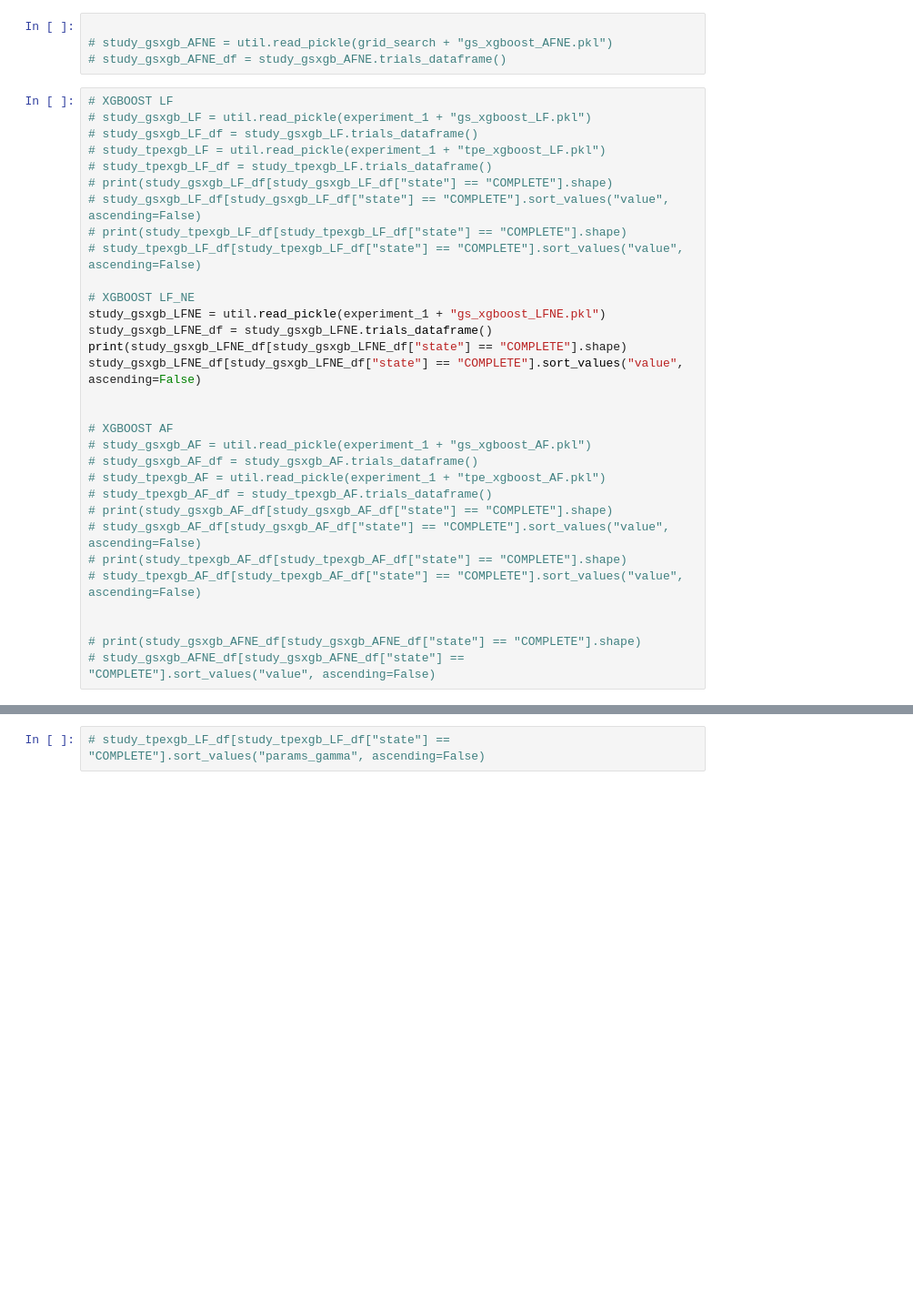
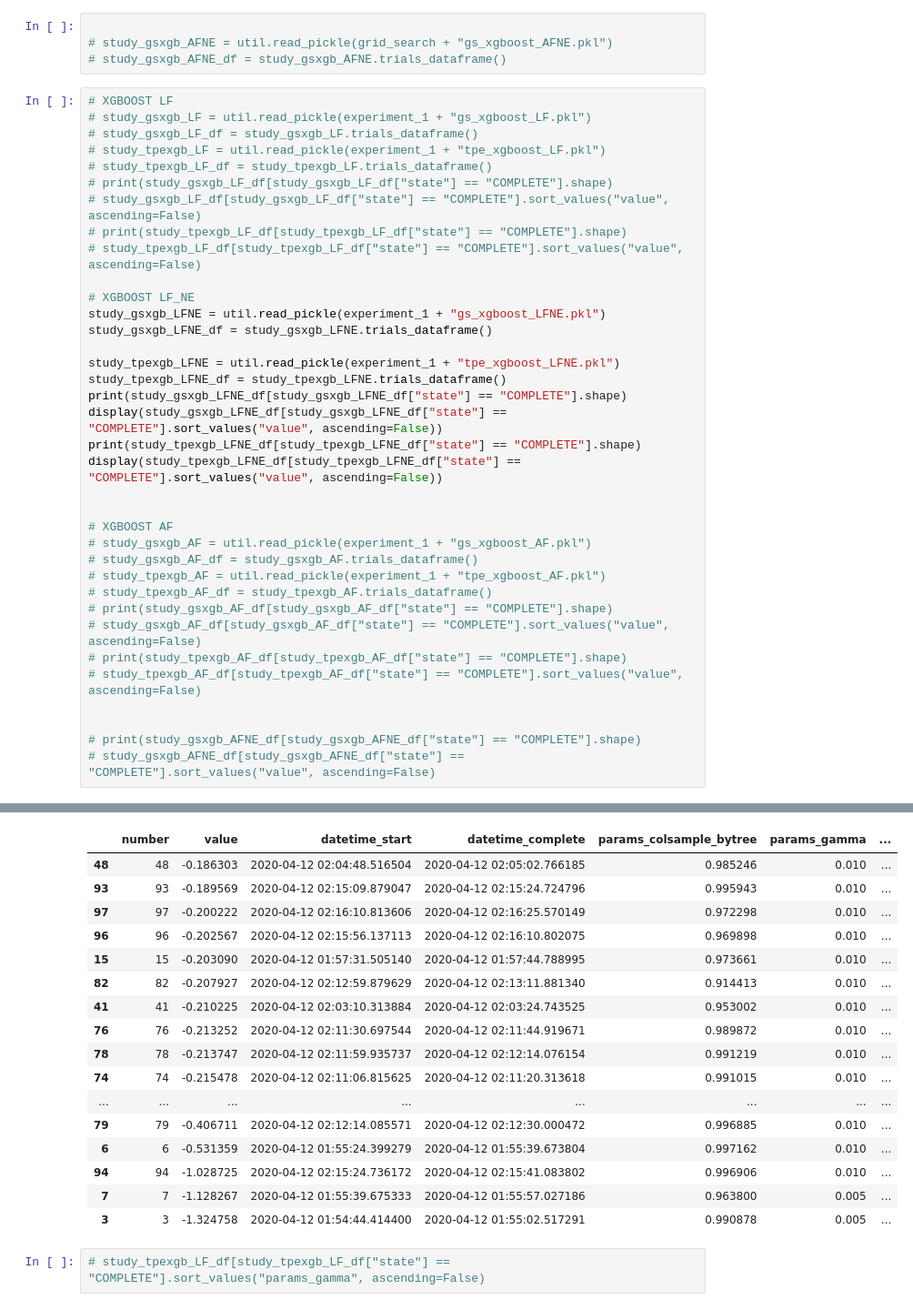
Before and after one commit to achmand/aml-crypto-graph, a Jupyter notebook: src/experiment_tuning_results_1.ipynb, the cells around one changed output, grey strips where cells are left out. Shown at 91% size. Drawn from its saved outputs; the diff is of its cells as text; blank space fills up the shorter version.

Commit message:
Add xgb LFNE study

```diff
--- a/src/experiment_tuning_results_1.ipynb
+++ b/src/experiment_tuning_results_1.ipynb
@@ -25,8 +25,13 @@ tpe_search   = "{}tpe/".format(experiment_1)
 # XGBOOST LF_NE
 study_gsxgb_LFNE = util.read_pickle(experiment_1 + "gs_xgboost_LFNE.pkl")
 study_gsxgb_LFNE_df = study_gsxgb_LFNE.trials_dataframe()
+
+study_tpexgb_LFNE = util.read_pickle(experiment_1 + "tpe_xgboost_LFNE.pkl")
+study_tpexgb_LFNE_df = study_tpexgb_LFNE.trials_dataframe()
 print(study_gsxgb_LFNE_df[study_gsxgb_LFNE_df["state"] == "COMPLETE"].shape)
-study_gsxgb_LFNE_df[study_gsxgb_LFNE_df["state"] == "COMPLETE"].sort_values("value", ascending=False)
+display(study_gsxgb_LFNE_df[study_gsxgb_LFNE_df["state"] == "COMPLETE"].sort_values("value", ascending=False))
+print(study_tpexgb_LFNE_df[study_tpexgb_LFNE_df["state"] == "COMPLETE"].shape)
+display(study_tpexgb_LFNE_df[study_tpexgb_LFNE_df["state"] == "COMPLETE"].sort_values("value", ascending=False))
 
 
 # XGBOOST AF
@@ -60,2 +66,19 @@ study_gsxgb_LFNE_df[study_gsxgb_LFNE_df["state"] == "COMPLETE"].sort_values("val
+|  | number | value | datetime_start | datetime_complete | params_colsample_bytree | params_gamma | ... |
+| 48 | 48 | -0.186303 | 2020-04-12 02:04:48.516504 | 2020-04-12 02:05:02.766185 | 0.985246 | 0.010 | ... |
+| 93 | 93 | -0.189569 | 2020-04-12 02:15:09.879047 | 2020-04-12 02:15:24.724796 | 0.995943 | 0.010 | ... |
+| 97 | 97 | -0.200222 | 2020-04-12 02:16:10.813606 | 2020-04-12 02:16:25.570149 | 0.972298 | 0.010 | ... |
+| 96 | 96 | -0.202567 | 2020-04-12 02:15:56.137113 | 2020-04-12 02:16:10.802075 | 0.969898 | 0.010 | ... |
+| 15 | 15 | -0.203090 | 2020-04-12 01:57:31.505140 | 2020-04-12 01:57:44.788995 | 0.973661 | 0.010 | ... |
+| 82 | 82 | -0.207927 | 2020-04-12 02:12:59.879629 | 2020-04-12 02:13:11.881340 | 0.914413 | 0.010 | ... |
+| 41 | 41 | -0.210225 | 2020-04-12 02:03:10.313884 | 2020-04-12 02:03:24.743525 | 0.953002 | 0.010 | ... |
+| 76 | 76 | -0.213252 | 2020-04-12 02:11:30.697544 | 2020-04-12 02:11:44.919671 | 0.989872 | 0.010 | ... |
+| 78 | 78 | -0.213747 | 2020-04-12 02:11:59.935737 | 2020-04-12 02:12:14.076154 | 0.991219 | 0.010 | ... |
+| 74 | 74 | -0.215478 | 2020-04-12 02:11:06.815625 | 2020-04-12 02:11:20.313618 | 0.991015 | 0.010 | ... |
+| ... | ... | ... | ... | ... | ... | ... | ... |
+| 79 | 79 | -0.406711 | 2020-04-12 02:12:14.085571 | 2020-04-12 02:12:30.000472 | 0.996885 | 0.010 | ... |
+| 6 | 6 | -0.531359 | 2020-04-12 01:55:24.399279 | 2020-04-12 01:55:39.673804 | 0.997162 | 0.010 | ... |
+| 94 | 94 | -1.028725 | 2020-04-12 02:15:24.736172 | 2020-04-12 02:15:41.083802 | 0.996906 | 0.010 | ... |
+| 7 | 7 | -1.128267 | 2020-04-12 01:55:39.675333 | 2020-04-12 01:55:57.027186 | 0.963800 | 0.005 | ... |
+| 3 | 3 | -1.324758 | 2020-04-12 01:54:44.414400 | 2020-04-12 01:55:02.517291 | 0.990878 | 0.005 | ... |
 # %%
 # study_tpexgb_LF_df[study_tpexgb_LF_df["state"] == "COMPLETE"].sort_values("params_gamma", ascending=False)
```
Also changed, not shown: parts of 1 cell of this notebook, 3 other files.
